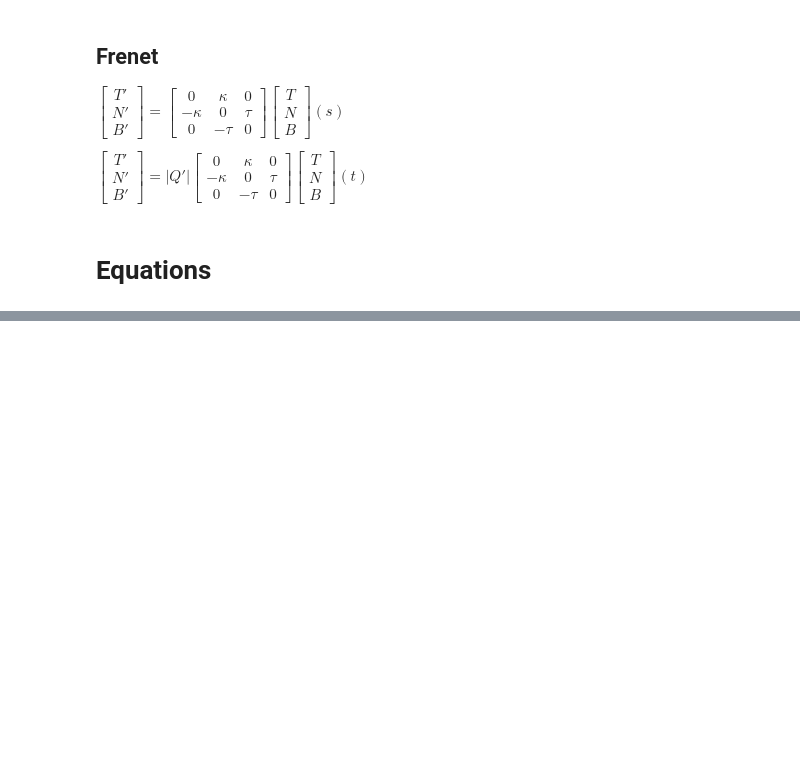
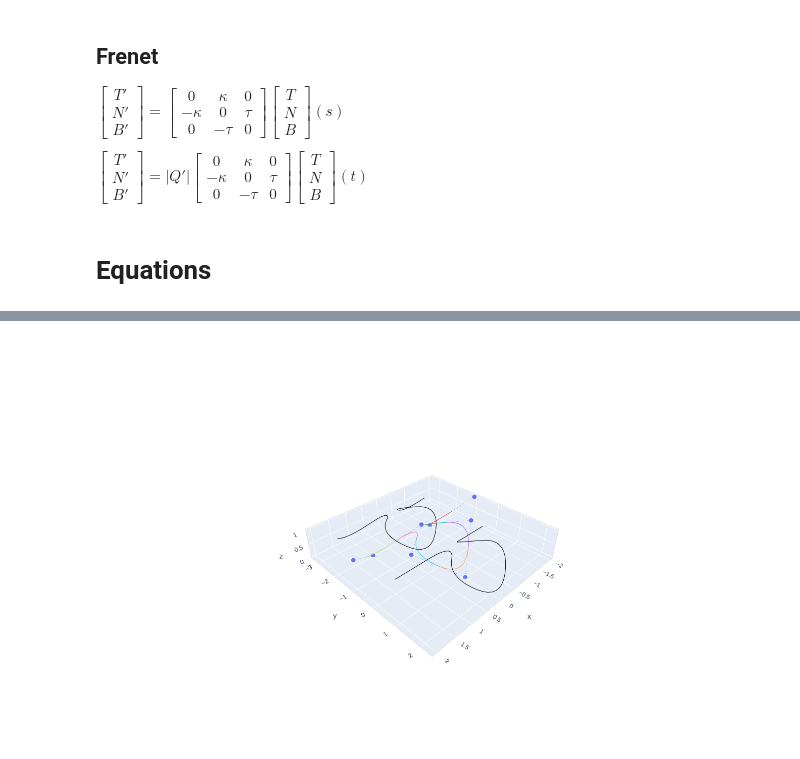
Before and after one commit to PumpkinFlyFree/fabric-o-matic, a Jupyter notebook: dev/curves.ipynb, the cells around one changed output, grey strips where cells are left out. Drawn from its saved outputs; the diff is of its cells as text; code cells hidden in the pictures; blank space fills up the shorter version.

```diff
--- a/dev/curves.ipynb
+++ b/dev/curves.ipynb
@@ -147,0 +388,24 @@ plot.vectors(pnts, eval(B, t=tt) * 0.1, color='b')
+# %%
+points = [
+    vector(-2.0,-1.0, 1.0),
+    vector(-1.0,-2.0, 0.0),
+    vector( 0.0,-1.0, 1.0),
+    vector(-1.0, 0.0, 1.0),
+    vector( 0.0, 1.0, 0.0),
+    vector( 1.0, 0.0, 1.0),
+    vector( 0.0,-1.0, 1.0),
+    vector( 1.0,-2.0, 0.0),
+    vector( 2.0,-1.0, 1.0),
+]
+# %%
+data = []
+uu = np.linspace(0, 1, 10)
+xx, yy, zz = np.array(points).astype(np.float).T
+data.append(go.Scatter3d(x=xx, y=yy, z=zz,
+                          text=[f"p{i}" for i in range(0, len(points))],
+                          name="points", line=dict(width=1, dash='dot'), marker=dict(size=5)))
+data.extend(plot_spline(B2, points))
+data.extend(plot_spline(B2, [p + vector(0, 1.5, 0) for p in points], line_color='black'))
+data.extend(plot_spline(B2, [p + vector(0, -1.5, 0) for p in points], line_color='black'))
+go.Figure(data=data,layout=dict(scene_aspectratio=dict(x=1, y=1, z=.2), showlegend=False, width=800, height=800))
+# %% [output]
@@ -147,0 +413 @@ plot.vectors(pnts, eval(B, t=tt) * 0.1, color='b')
+[figure, added]
```
Also changed, not shown: parts of 32 cells of this notebook, 6 other files.
